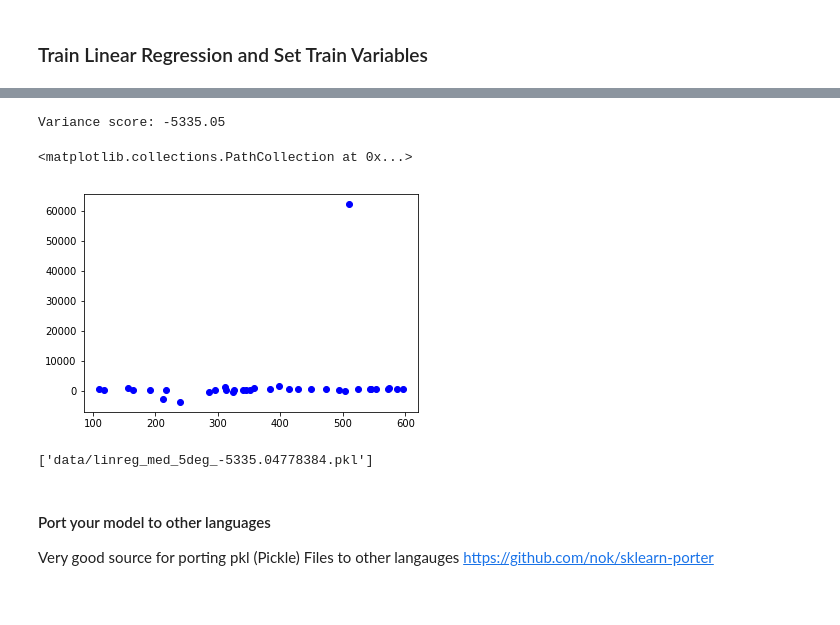
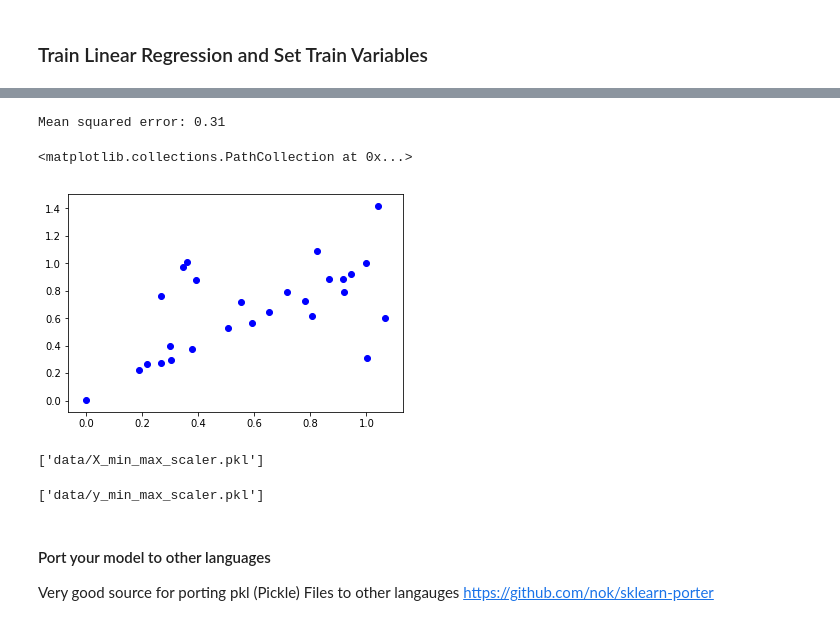
Before and after one commit to airigare/AI, a Jupyter notebook: Train.LinearModel.ipynb, the cells around one changed output, grey strips where cells are left out. Saved outputs shown, nothing was run; the diff lists cells and outputs as text; code cells hidden in the pictures.

Commit message:
Use Linear Regression from predictiveanalytics Module

```diff
--- a/Train.LinearModel.ipynb
+++ b/Train.LinearModel.ipynb
@@ -95,7 +96,7 @@ memory usage: 11.8+ KB
 ## Lineares Model
 # %%
 #r_DataSet = r_DataSet[(r_DataSet.Value > 100) & (r_DataSet.Value != 480) & (r_DataSet.Value < 800)]
-r_DataSet = r_DataSet[(r_DataSet.Value > 100) & (r_DataSet.Value < 600) & (r_DataSet.Value != 480)]
+r_DataSet = r_DataSet[(r_DataSet.Value > 200) & (r_DataSet.Value < 600) & (r_DataSet.Value != 480)]
 #r_DataSet = r_DataSet[(r_DataSet.Value < 100)]
 #r_DataSet = r_DataSet[(r_DataSet.Value > 600)]
 
@@ -133,12 +134,23 @@ from IPython.core.interactiveshell import InteractiveShell
 InteractiveShell.ast_node_interactivity = "all"
 
 from sklearn.preprocessing import PolynomialFeatures
+
 Xtrain
 
-polyDegree = 1
+polyDegree = 2
 Xtrain = PolynomialFeatures(degree=polyDegree).fit_transform(Xtrain).astype(int)
 Xtest = PolynomialFeatures(degree=polyDegree).fit_transform(Xtest).astype(int)
 
-Xtrain
+from sklearn import preprocessing
+X_min_max_scaler = preprocessing.MinMaxScaler()
+X_train_minmax = X_min_max_scaler.fit_transform(Xtrain)
+y_min_max_scaler = preprocessing.MinMaxScaler()
+yTrain_minmax = y_min_max_scaler.fit_transform(yTrain)
+
+X_test_minmax = X_min_max_scaler.transform(Xtest)
+yTest_minmax = y_min_max_scaler.transform(yTest)
+
+#X_min_max_scaler.scale_
+#y_min_max_scaler.scale_
 # %% [output]
 |  | tre200b0 | ure200b0 | rre150b0 | sre000b0 | fu3010b0 | prestab0 | tre200b0_mean | ure200b0_mean | ... |
@@ -178,21 +173,24 @@ array([[   1,   23,   58,    0,   10,   10,  963,   19,   68,    0,   34,
 # %% [markdown]
 ### Train Linear Regression and Set Train Variables
 # %%
-regr = linear_model.LinearRegression()
-regr.fit(Xtrain, yTrain)
+regr = pa.LinearRegression(X_train_minmax, yTrain_minmax)
+regr.fit(10000, 0.01)
 
 # The coefficients
 #print('Coefficients: \n', regr.coef_)
 
 # The mean squared error
 print("Mean squared error: %.2f"
-      % np.mean((regr.predict(Xtrain) - yTrain) ** 2) ** 0.5)
+      % np.mean((regr.predict(X_train_minmax) - yTrain_minmax) ** 2) ** 0.5)
 
 # Explained variance score: 1 is perfect prediction
-print('Variance score: %.2f' % regr.score(Xtrain, yTrain))
+#print('Variance score: %.2f' % regr.score(Xtrain, yTrain))
 
 # Plot outputs
-plt.scatter(yTrain, regr.predict(Xtrain), color='blue')
 
+plt.scatter(yTrain_minmax, regr.predict(X_train_minmax), color='blue')
 plt.show()
+plt.scatter(np.arange(0,regr.costH.size), regr.costH)
+
+#regr.coeff__
 # %% [output]
@@ -204,23 +202,34 @@ Variance score: 0.79
 # %%
 from sklearn.externals import joblib
 #joblib.dump(regr, 'lr_medium_values.pkl', compress=9)
 
 model_clone = regr
 #model_clone = joblib.load('lr_medium_values.pkl')
 
+error = ((regr.predict(X_test_minmax) - yTest_minmax) ** 2) ** 0.5
 # Explained variance score: 1 is perfect prediction
-print('Variance score: %.2f' % model_clone.score(Xtest, yTest))
-plt.scatter(yTest, model_clone.predict(Xtest), color='blue')
+print("Mean squared error: %.2f"
+      % np.mean(error))
+
+K = 3
+yTest_minmax = np.delete(yTest_minmax,np.argpartition(error,-K)[-K:],0)
+X_test_minmax = np.delete(X_test_minmax,np.argpartition(error,-K)[-K:],0)
+
+plt.scatter(yTest_minmax, model_clone.predict(X_test_minmax), color='blue')
 plt.show()
 # %% [output]
-Variance score: -5335.05
+Mean squared error: 0.31
 <matplotlib.collections.PathCollection at 0x...>
-[figure, old version]
+[figure, new version]
 # %%
 #Save the model
-joblib.dump(regr, 'data/linreg_med_5deg_' + str(model_clone.score(Xtest, yTest)) + '.pkl')
+#joblib.dump(regr, 'data/myLinReg.pkl')
+
+#joblib.dump(X_min_max_scaler, 'data/X_min_max_scaler.pkl')
+#joblib.dump(y_min_max_scaler, 'data/y_min_max_scaler.pkl')
 # %% [output]
-['data/linreg_med_5deg_-5335.04778384.pkl']
+['data/X_min_max_scaler.pkl']
+['data/y_min_max_scaler.pkl']
 # %% [markdown]
 #### Port your model to other languages
 Very good source for porting pkl (Pickle) Files to other langauges
```
Also changed, not shown: parts of 4 cells of this notebook, 1 other file.
